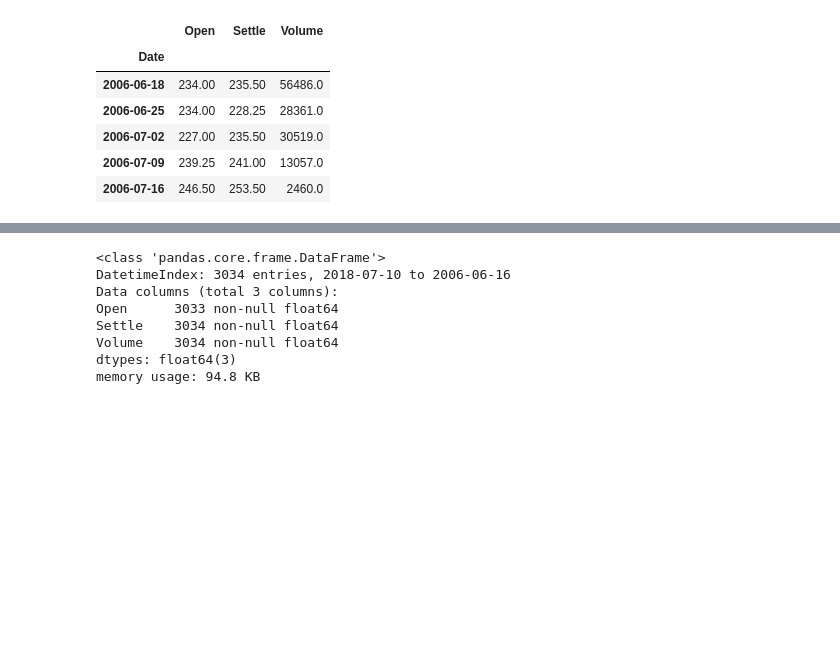
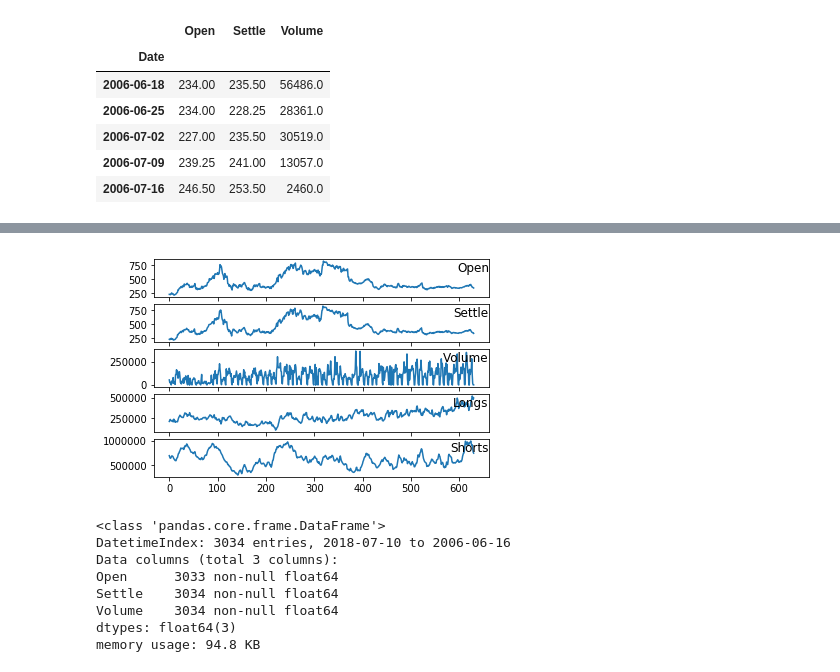
Before and after one commit to zmarozas/machine-learning, a Jupyter notebook: udacity-mlnd/grains_futures_prices_prognosticator/grains_futures_prices_prognosticator.ipynb, the cells around one changed output, grey strips where cells are left out. Drawn from its saved outputs; the diff is of its cells as text; code cells hidden in the pictures; blank space fills up the shorter version.

```diff
--- a/udacity-mlnd/grains_futures_prices_prognosticator/grains_futures_prices_prognosticator.ipynb
+++ b/udacity-mlnd/grains_futures_prices_prognosticator/grains_futures_prices_prognosticator.ipynb
@@ -77,3 +78,10 @@ df_fut_weekly.head()
 | 2006-07-02 | 227.00 | 235.50 | 30519.0 |
 | 2006-07-09 | 239.25 | 241.00 | 13057.0 |
 | 2006-07-16 | 246.50 | 253.50 | 2460.0 |
+# %%
+df_cot=df_cot_orig.drop(columns=[clmn for i,clmn in enumerate(df_cot_orig.columns) if i not in [0,2,3 ]],axis=1)
+df_cot.rename(index=str, columns={"Producer_Merchant_Processor_User_Longs": "Longs", \
+                                  "Producer_Merchant_Processor_User_Shorts": "Shorts"},inplace=True)
+df_cot['Date'] = pd.to_datetime(df_cot['Date'])
+df_cot.set_index('Date',inplace=True)
+df_cot.head()
@@ -79,0 +96,5 @@ df_fut_weekly.head()
+# %%
+s_longs =df_cot['Longs'].resample('W').last()
+s_shorts =df_cot['Shorts'].resample('W').last()
+df_cot_weekly = pd.concat([s_longs, s_shorts], axis=1)
+df_cot_weekly.head()
@@ -79,0 +109,3 @@ df_fut_weekly.head()
+# %%
+df_weekly = pd.merge(df_fut_weekly,df_cot_weekly, on='Date')
+df_weekly.head()
@@ -80,3 +120,18 @@ df_fut_weekly.head()
+# %%
+values = df_weekly.values
+# specify columns to plot
+groups = [0, 1, 2, 3,4 ]
+i = 1
+# plot each column
+pyplot.figure()
+for group in groups:
+	pyplot.subplot(len(groups), 1, i)
+	pyplot.plot(values[:, group])
+	pyplot.title(df_weekly.columns[group], y=0.5, loc='right')
+	i += 1
+pyplot.show()
+# %% [output]
+[figure, added]
 # %%
 df_fut.info()
 # %% [output]
```
Also changed, not shown: parts of 6 cells of this notebook, 1 other file.
